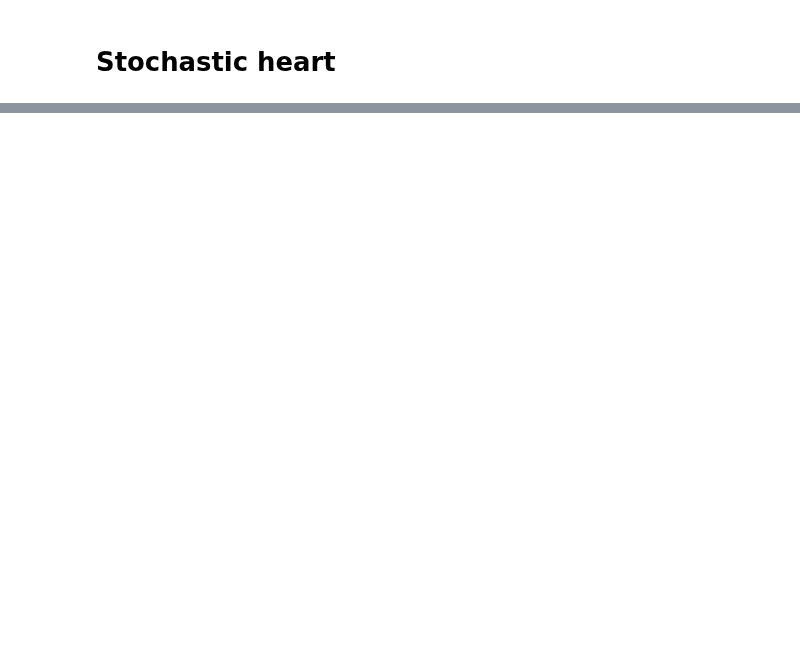
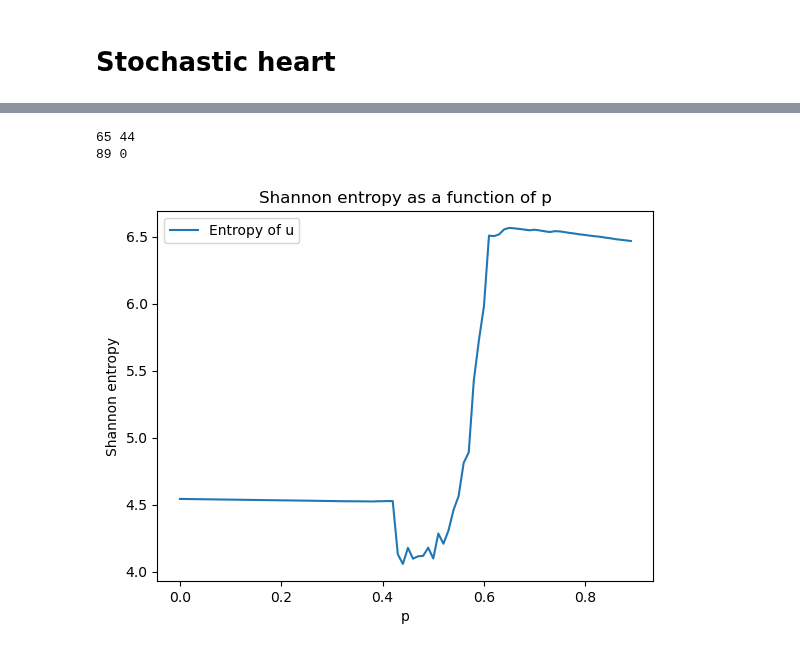
Before and after one commit to Priesemann-Group/perspective_heart_and_brain, a Jupyter notebook: notebooks/stochastic_heart.ipynb, the cells around one changed output, grey strips where cells are left out. Saved outputs shown, nothing was run; the diff lists cells and outputs as text; code cells hidden in the pictures; blank space fills up the shorter version.

```diff
--- a/notebooks/stochastic_heart.ipynb
+++ b/notebooks/stochastic_heart.ipynb
@@ -146,0 +379,15 @@ u_sol, v_sol = run_simulation( N=N, L=L1, c1=c1)
+# %%
+
+print(np.argmax(results_u), np.argmin(results_u))
+print(np.argmax(results_v), np.argmin(results_v))
+plt.plot(np.arange(0,0.90,0.01),results_u,label='Entropy of u')
+#plt.plot(np.arange(0,0.90,0.01),results_v,label='Entropy of v')
+plt.xlabel('p')
+plt.ylabel('Shannon entropy')
+plt.legend()
+plt.title('Shannon entropy as a function of p')
+plt.show()
+# %% [output]
+65 44
+89 0
+[figure, added]
```
Also changed, not shown: parts of 22 cells of this notebook.
